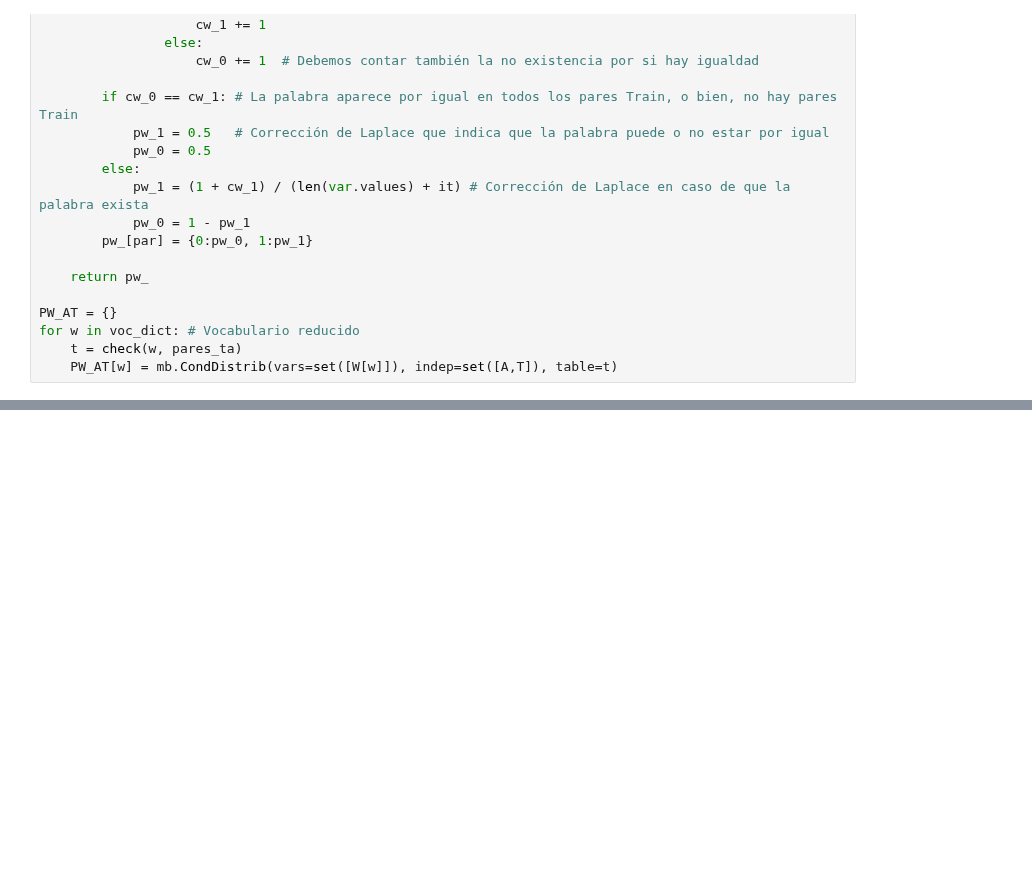
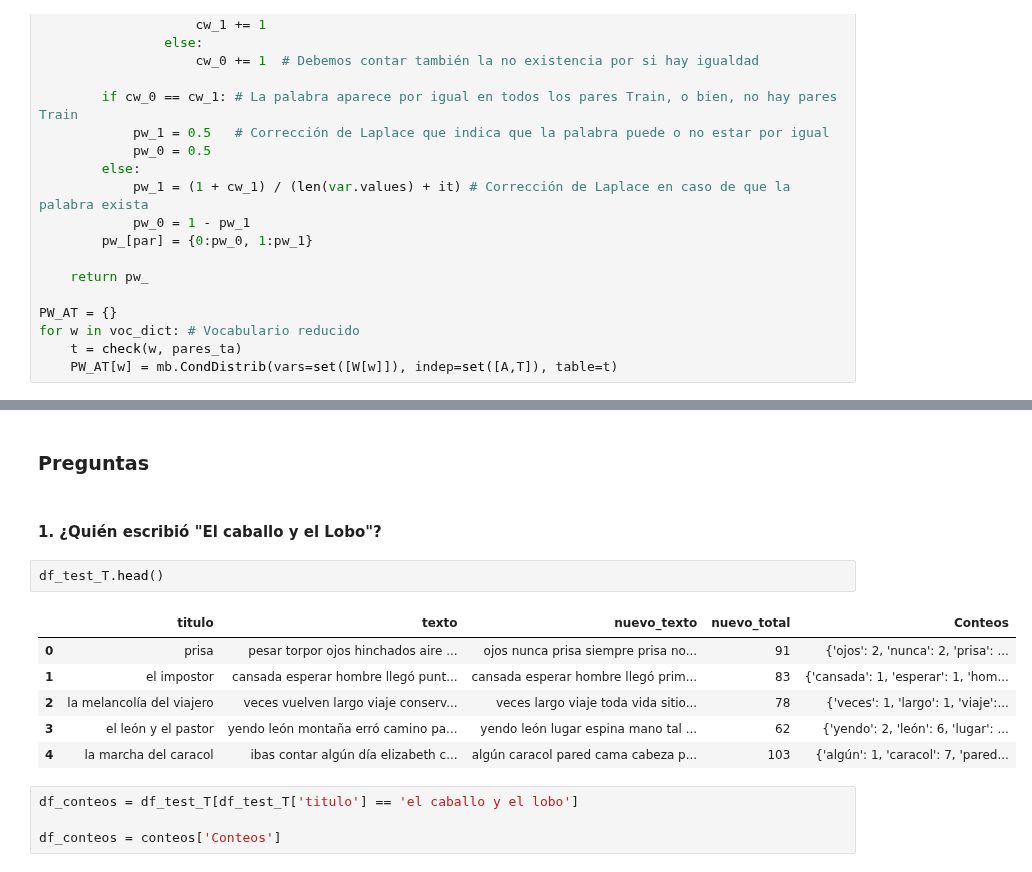
Before and after one commit to robertorys/Tesis, a Jupyter notebook: Test.ipynb, the cells around one changed output, grey strips where cells are left out. Cells and saved outputs as stored; diff of their text form; blank space fills up the shorter version.

```diff
--- a/Test.ipynb
+++ b/Test.ipynb
@@ -603,0 +604,17 @@ bien
+# %% [markdown]
+### Preguntas
+# %% [markdown]
+#### 1. ¿Quién escribió "El caballo y el Lobo"?
+# %%
+df_test_T.head()
+# %% [output]
+|  | titulo | texto | nuevo_texto | nuevo_total | Conteos |
+| 0 | prisa | pesar torpor ojos hinchados aire ... | ojos nunca prisa siempre prisa no... | 91 | {'ojos': 2, 'nunca': 2, 'prisa': ... |
+| 1 | el impostor | cansada esperar hombre llegó punt... | cansada esperar hombre llegó prim... | 83 | {'cansada': 1, 'esperar': 1, 'hom... |
+| 2 | la melancolía del viajero | veces vuelven largo viaje conserv... | veces largo viaje toda vida sitio... | 78 | {'veces': 1, 'largo': 1, 'viaje':... |
+| 3 | el león y el pastor | yendo león montaña erró camino pa... | yendo león lugar espina mano tal ... | 62 | {'yendo': 2, 'león': 6, 'lugar': ... |
+| 4 | la marcha del caracol | ibas contar algún día elizabeth c... | algún caracol pared cama cabeza p... | 103 | {'algún': 1, 'caracol': 7, 'pared... |
+# %%
+df_conteos = df_test_T[df_test_T['titulo'] == 'el caballo y el lobo']
+
+df_conteos = conteos['Conteos']
```
Also changed, not shown: parts of 11 cells of this notebook, 2 other files.
